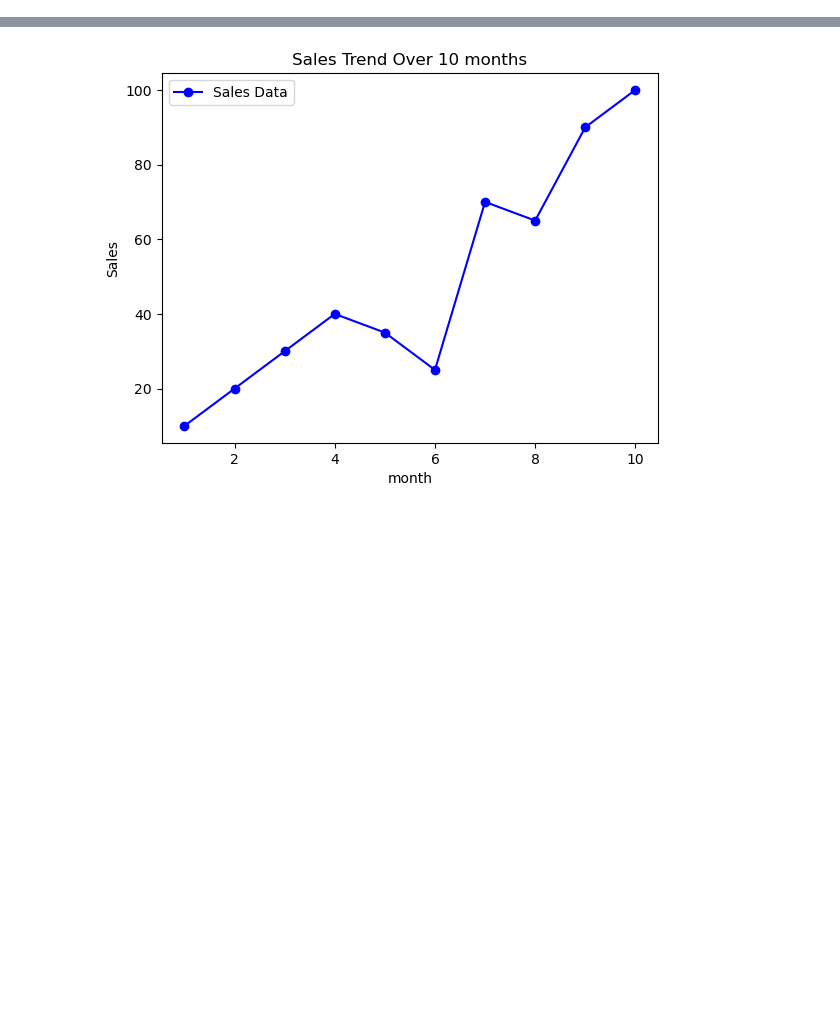
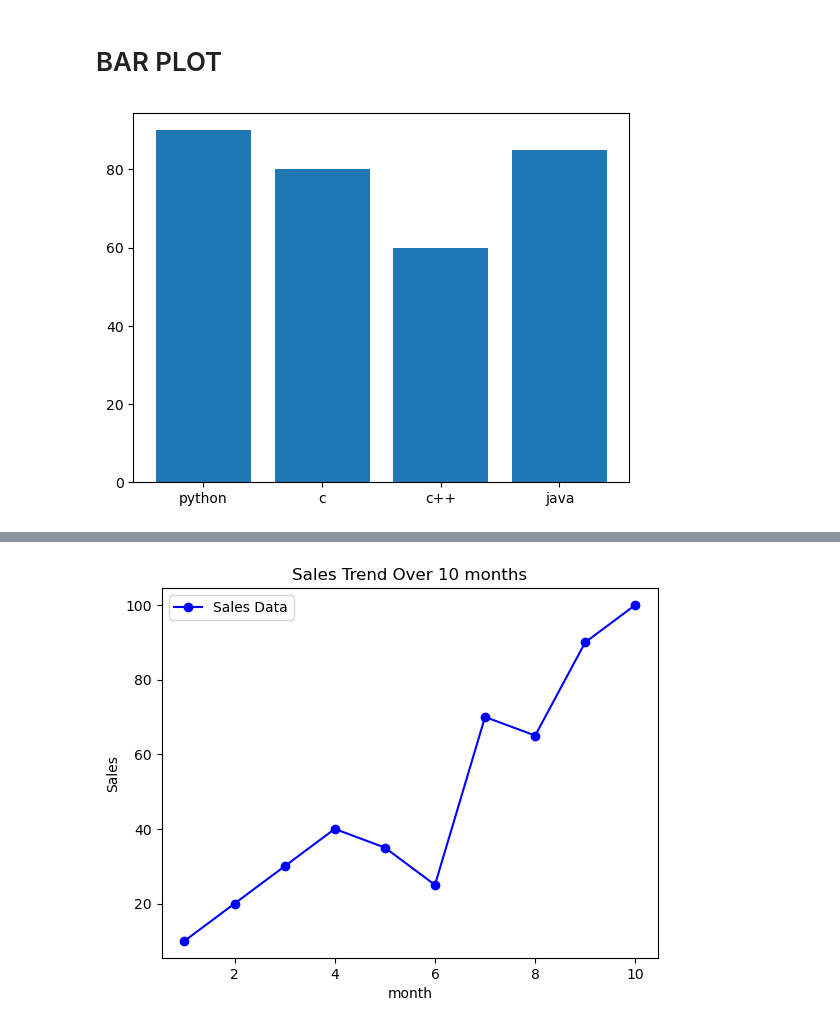
Before and after one commit to parshant44/python-learning, a Jupyter notebook: Matplotlib.ipynb, the cells around one changed output, grey strips where cells are left out. Saved outputs shown, nothing was run; the diff lists cells and outputs as text; code cells hidden in the pictures; blank space fills up the shorter version.

```diff
--- a/Matplotlib.ipynb
+++ b/Matplotlib.ipynb
@@ -0,0 +16,12 @@
+# %% [markdown]
+# BAR PLOT
+# %%
+import matplotlib.pyplot as plt
+
+x=["python", "c", "c++", "java"]
+y=[90,80,60,85]
+
+plt.bar(x,y)
+plt.show()
+# %% [output]
+[figure, added]
```
Also changed, not shown: parts of 68 cells of this notebook, 3 other files.
